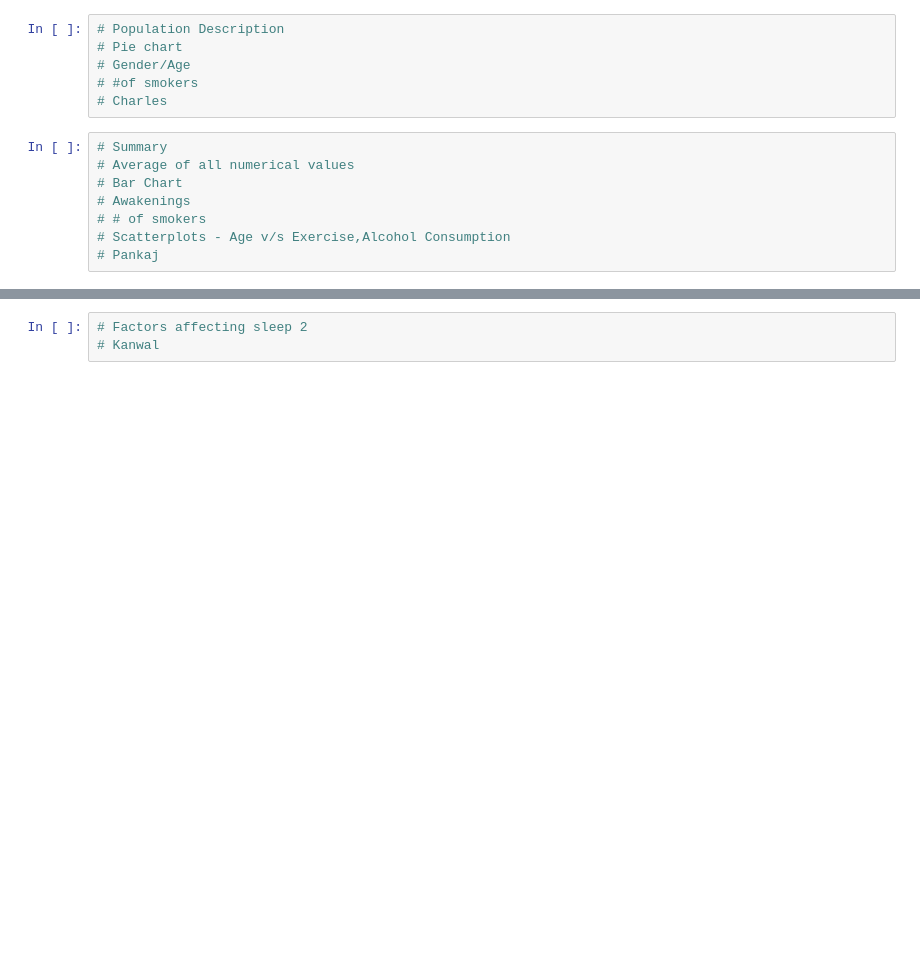
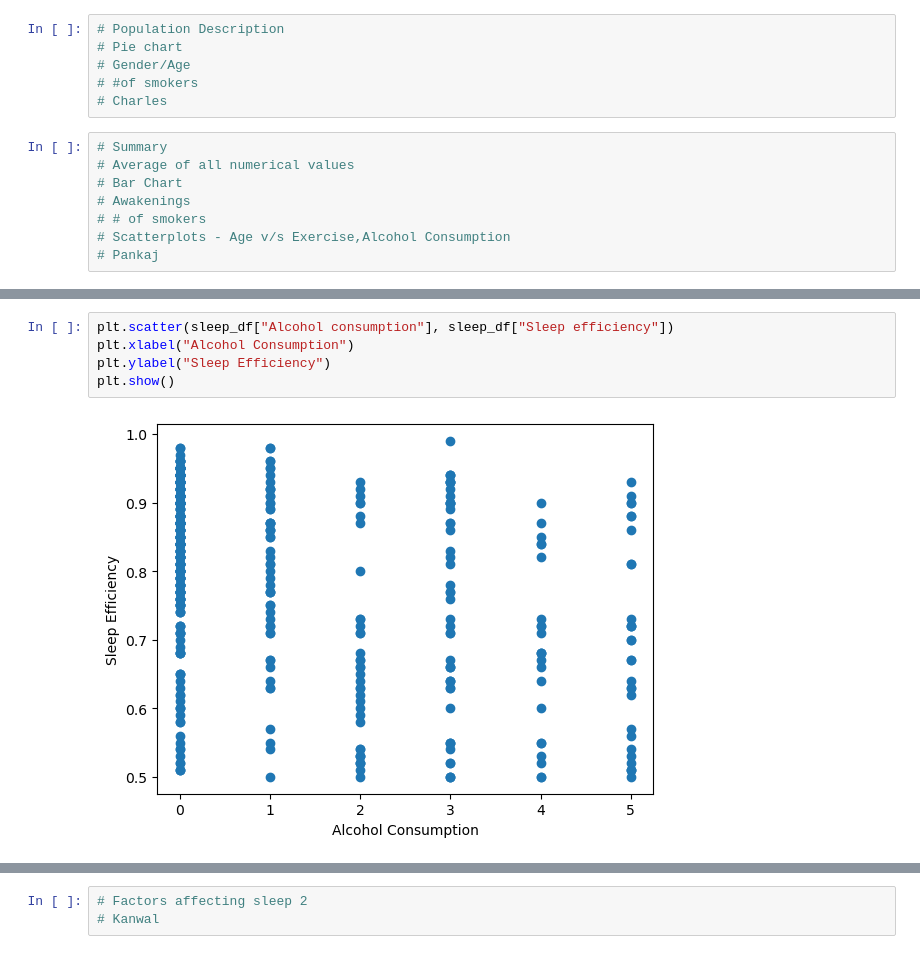
Before and after one commit to JenFreeze/Project_1, a Jupyter notebook: project1.ipynb, the cells around one changed output, grey strips where cells are left out. Saved outputs shown, nothing was run; the diff lists cells and outputs as text; blank space fills up the shorter version.

```diff
--- a/project1.ipynb
+++ b/project1.ipynb
@@ -34,0 +62,7 @@ sleep_df.head()
+# %%
+plt.scatter(sleep_df["Alcohol consumption"], sleep_df["Sleep efficiency"])
+plt.xlabel("Alcohol Consumption")
+plt.ylabel("Sleep Efficiency")
+plt.show()
+# %% [output]
+[figure, added]
```
Also changed, not shown: parts of 7 cells of this notebook.
